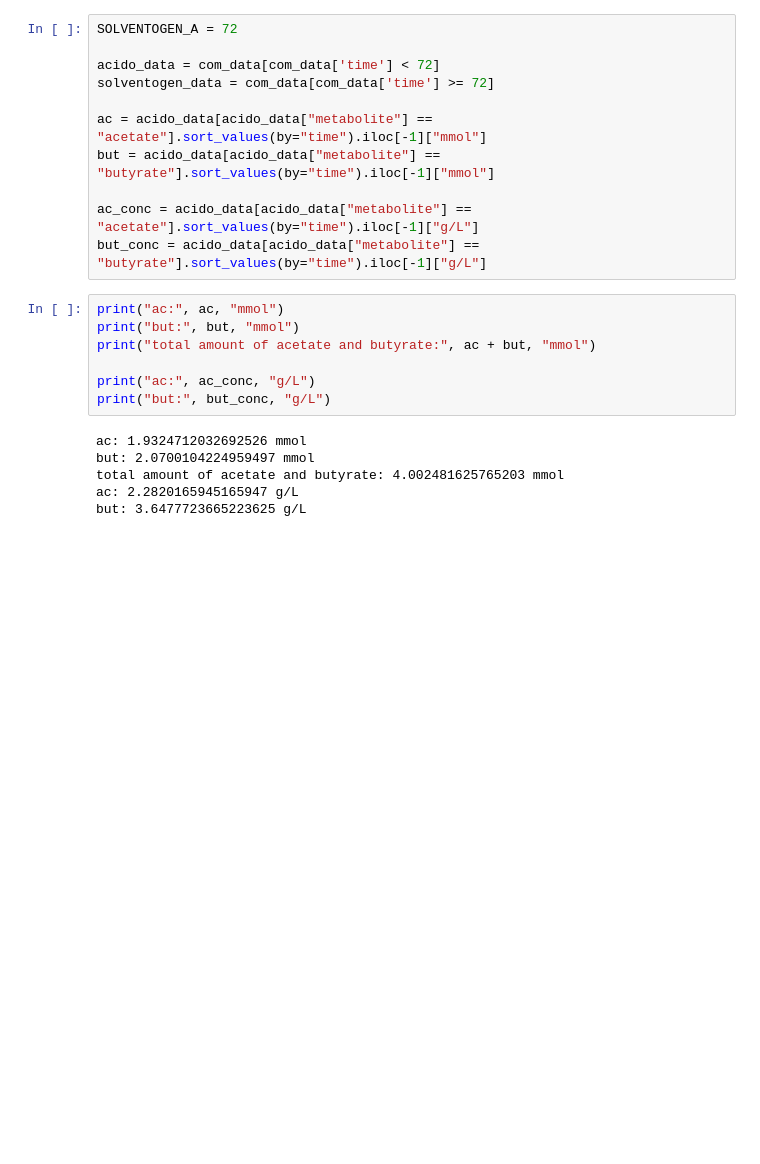
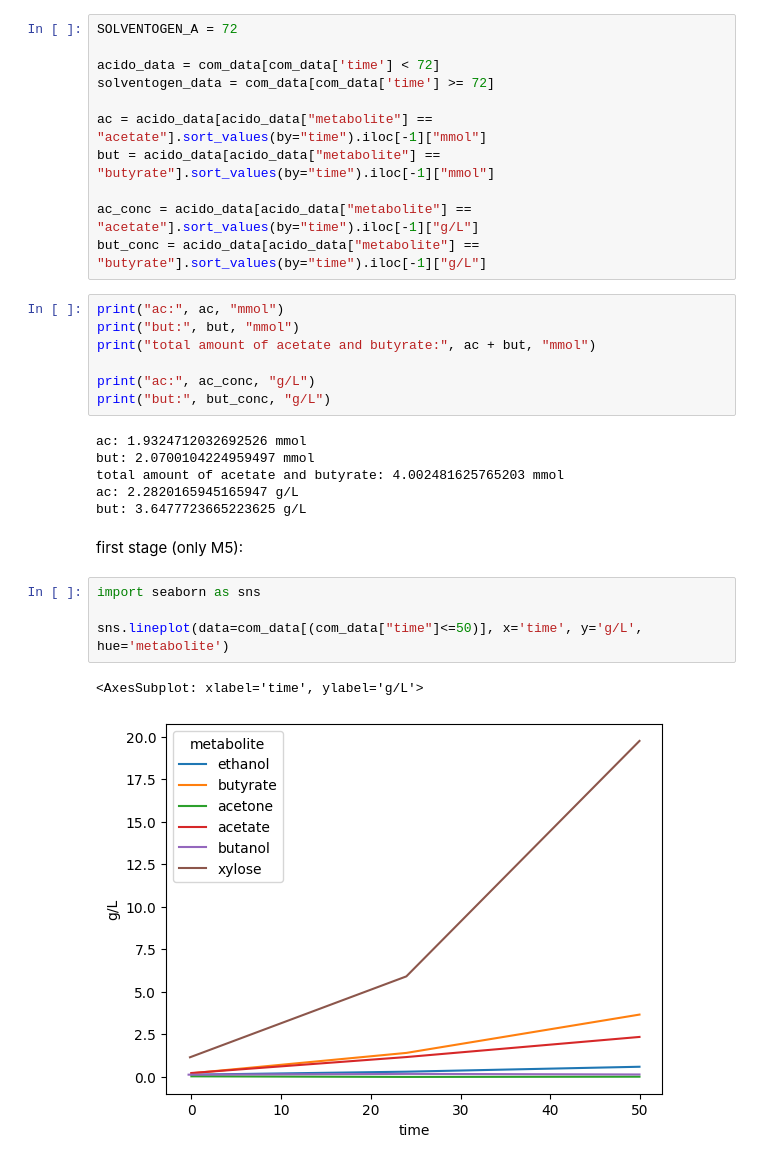
Before and after one commit to andreastallvik/BIOTBT3900, a Jupyter notebook: community_modelling/CBP_butanol/data.ipynb, the cells around one changed output. Saved outputs shown, nothing was run; the diff lists cells and outputs as text; blank space fills up the shorter version.

```diff
--- a/community_modelling/CBP_butanol/data.ipynb
+++ b/community_modelling/CBP_butanol/data.ipynb
@@ -181,3 +181,12 @@ but: 2.0700104224959497 mmol
 total amount of acetate and butyrate: 4.002481625765203 mmol
 ac: 2.2820165945165947 g/L
 but: 3.6477723665223625 g/L
+# %% [markdown]
+first stage (only M5):
+# %%
+import seaborn as sns
+
+sns.lineplot(data=com_data[(com_data["time"]<=50)], x='time', y='g/L', hue='metabolite')
+# %% [output]
+<AxesSubplot: xlabel='time', ylabel='g/L'>
+[figure, added]
```
Also changed, not shown: 6 other files.
